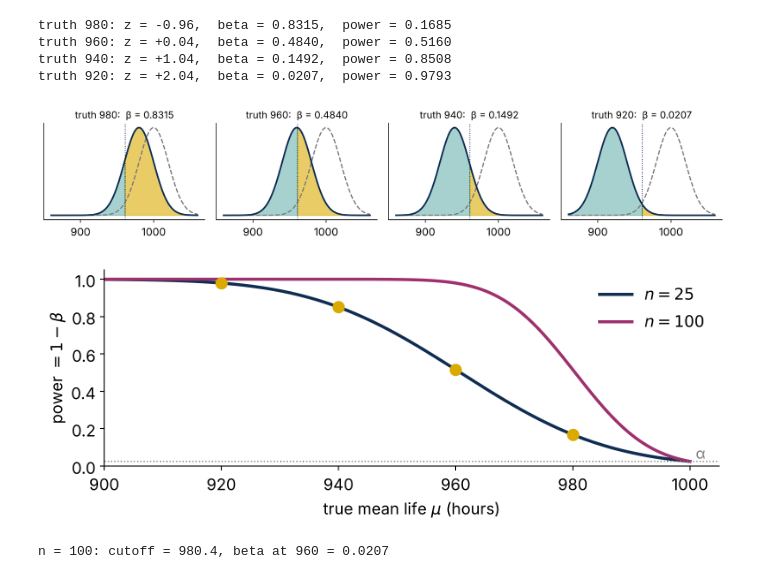
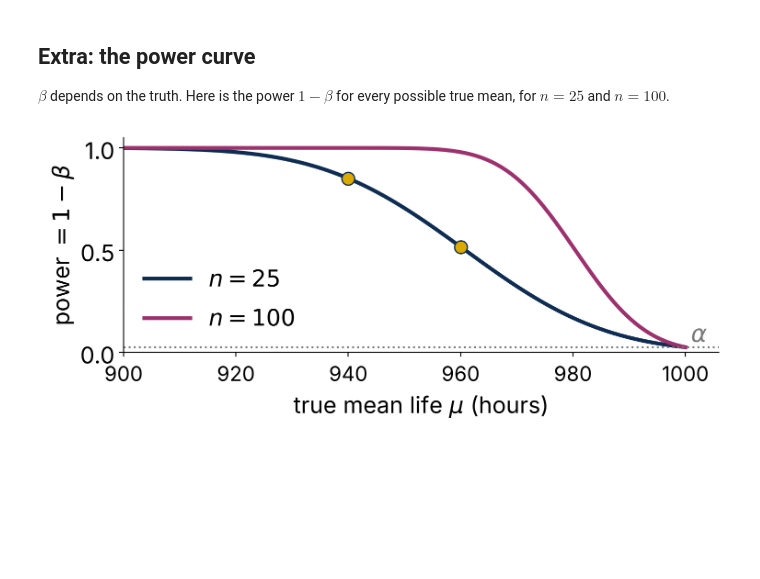
Before and after one commit to ssindiUCM/Fall2026_UCMerced_Math32, a Jupyter notebook: Lecture32_Type_II_Errors/Lecture32.ipynb, the cells around one changed output. Saved outputs shown, nothing was run; the diff lists cells and outputs as text; code cells hidden in the pictures; blank space fills up the shorter version.

```diff
--- a/Lecture32_Type_II_Errors/Lecture32.ipynb
+++ b/Lecture32_Type_II_Errors/Lecture32.ipynb
@@ -125,55 +522,45 @@ The farther the truth is from $H_0$, the easier it is to catch. More data ($n =
+# %% [markdown]
+## Extra: the power curve
+
+$\beta$ depends on the truth. Here is the power $1 - \beta$ for every possible true mean, for $n = 25$ and $n = 100$.
 # %%
 import numpy as np
 import matplotlib.pyplot as plt
 from pathlib import Path
 from scipy import stats
 
 NAVY, GOLD, TEAL, MAGENTA, GRAY = "#0F2D52", "#DBAA01", "#007C77", "#9D316E", "#7A7A7A"
 OUTDIR = Path("figures"); OUTDIR.mkdir(exist_ok=True)
-plt.rcParams.update({"font.size": 13, "axes.spines.top": False, "axes.spines.right": False})
+plt.rcParams.update({"font.size": 18, "axes.spines.top": False, "axes.spines.right": False,
+                     "axes.labelsize": 18, "xtick.labelsize": 16, "mathtext.fontset": "dejavusans"})
+L = 19   # label size (big, so the back row can read the slides)
 def save(fig, name):
     fig.tight_layout()
     fig.savefig(OUTDIR / name, dpi=200, facecolor="white", bbox_inches="tight")
     plt.show()
+def clean(ax):
+    ax.set_yticks([]); ax.spines["left"].set_visible(False)
 
 # The light bulb example: H0: mu = 1000 vs H1: mu < 1000, sigma = 100 known, alpha = 0.025
-MU0, SIGMA, ALPHA = 1000, 100, 0.025
-Z = stats.norm.ppf(1 - ALPHA)                     # 1.96
-def cutoff(n):  return MU0 - Z * SIGMA / np.sqrt(n)
-def beta(mu, n): return stats.norm.sf((cutoff(n) - mu) / (SIGMA / np.sqrt(n)))   # P(Xbar > c | mu)
-
-# beta for several truths (n = 25), and the power curve for n = 25 and n = 100
-truths = [980, 960, 940, 920]
-fig, axes = plt.subplots(1, 4, figsize=(12, 2.6), sharey=True)
-se = 20; c = cutoff(25); x = np.linspace(860, 1060, 600)
-for ax, mu in zip(axes, truths):
-    f0, f1 = stats.norm.pdf(x, MU0, se), stats.norm.pdf(x, mu, se)
-    ax.plot(x, f0, color=GRAY, lw=1.5, ls="--"); ax.plot(x, f1, color=NAVY, lw=2)
-    ax.fill_between(x, f1, where=x > c, color=GOLD, alpha=0.6)
-    ax.fill_between(x, f1, where=x <= c, color=TEAL, alpha=0.35)
-    ax.axvline(c, color=NAVY, lw=1, ls=":")
-    ax.set_title(f"truth {mu}:  β = {beta(mu, 25):.4f}", fontsize=12)
-    ax.set_yticks([]); ax.set_xticks([900, 1000])
-for mu in truths:
-    print(f"truth {mu}: z = {(c - mu) / se:+.2f},  beta = {beta(mu, 25):.4f},  power = {1 - beta(mu, 25):.4f}")
-save(fig, "bulbs_beta_grid.png")
+MU0, SIGMA, ALPHA, N = 1000, 100, 0.025, 25
+ZC = stats.norm.ppf(1 - ALPHA)                       # z_0.025 = 1.96
+def se(n): return SIGMA / np.sqrt(n)                  # standard error, from the CLT
+def cutoff(n): return MU0 - ZC * se(n)                # reject H0 when xbar <= cutoff
+def beta(mu, n): return stats.norm.sf((cutoff(n) - mu) / se(n))   # P(Xbar > cutoff | true mean mu)
+TRUTH, XBAR = 960, 968                                # the hidden truth, and the consumer group's sample mean
+SE = se(N); CUT = cutoff(N)
+LO, HI = XBAR - ZC * SE, XBAR + ZC * SE               # our confidence interval
+H0LAB, TRLAB = r"$H_0$: $\mu = 1000$", r"truth: $\mu = 960$"
 
 mus = np.linspace(900, 1000, 300)
-fig, ax = plt.subplots(figsize=(8, 3.2))
-ax.plot(mus, 1 - beta(mus, 25), color=NAVY, lw=2.5, label=r"$n = 25$")
-ax.plot(mus, 1 - beta(mus, 100), color=MAGENTA, lw=2.5, label=r"$n = 100$")
-for mu in truths:
-    ax.plot(mu, 1 - beta(mu, 25), "o", color=GOLD, ms=9, zorder=3)
-ax.axhline(0.025, color=GRAY, ls=":", lw=1); ax.text(1001, 0.04, "α", color=GRAY, fontsize=12)
-ax.set(xlabel=r"true mean life $\mu$ (hours)", ylabel=r"power $= 1 - \beta$", ylim=(0, 1.05), xlim=(900, 1005))
-ax.legend(frameon=False, loc="upper right")
+fig, ax = plt.subplots(figsize=(8, 3.6))
+ax.plot(mus, 1 - beta(mus, 25), color=NAVY, lw=3, label=r"$n = 25$")
+ax.plot(mus, 1 - beta(mus, 100), color=MAGENTA, lw=3, label=r"$n = 100$")
+for mu in (960, 940):
+    ax.plot(mu, 1 - beta(mu, 25), "o", color=GOLD, ms=10, zorder=3, markeredgecolor=NAVY)
+ax.axhline(ALPHA, color=GRAY, ls=":", lw=1.5); ax.text(1001, 0.05, r"$\alpha$", color=GRAY, fontsize=L)
+ax.set(xlabel=r"true mean life $\mu$ (hours)", ylabel=r"power $= 1 - \beta$", ylim=(0, 1.05), xlim=(900, 1006))
+ax.legend(frameon=False, loc="lower left")
 save(fig, "power_curve.png")
-print(f"n = 100: cutoff = {cutoff(100):.1f}, beta at 960 = {beta(960, 100):.4f}")
 # %% [output]
-truth 980: z = -0.96,  beta = 0.8315,  power = 0.1685
-truth 960: z = +0.04,  beta = 0.4840,  power = 0.5160
-truth 940: z = +1.04,  beta = 0.1492,  power = 0.8508
-truth 920: z = +2.04,  beta = 0.0207,  power = 0.9793
-[figure, old version]
+[figure, new version]
-[figure, removed]
-n = 100: cutoff = 980.4, beta at 960 = 0.0207
```
Also changed, not shown: parts of 23 cells of this notebook, 1 other file.
